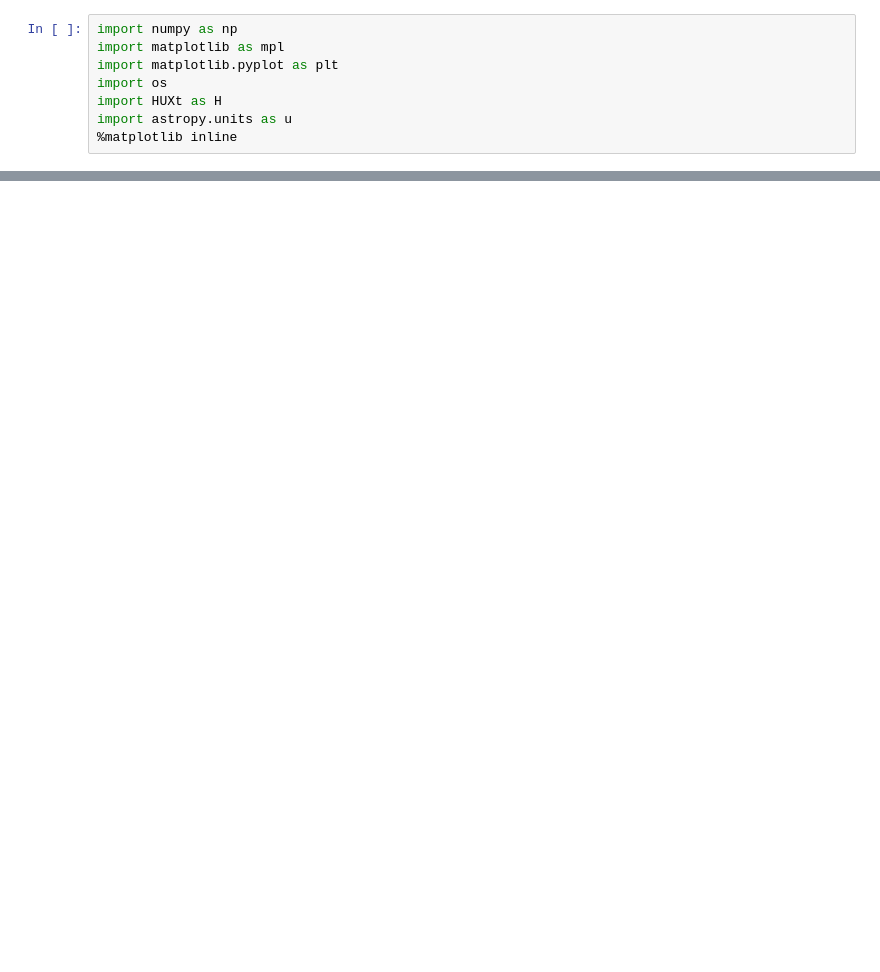
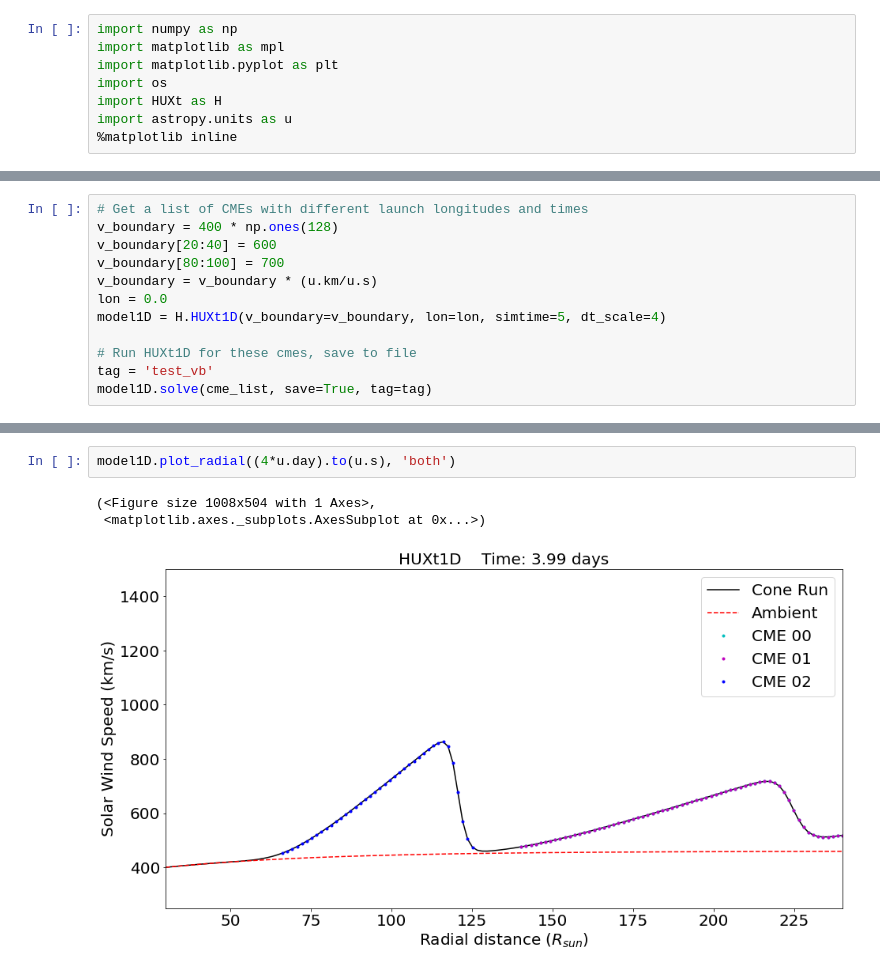
Before and after one commit to University-of-Reading-Space-Science/HUXt, a Jupyter notebook: code/HUXt_example.ipynb, the cells around one changed output, grey strips where cells are left out. Saved outputs shown, nothing was run; the diff lists cells and outputs as text; blank space fills up the shorter version.

Commit message:
Updated model inits to allow specification of a solar wind speed boundary profile, rather than just a carrington rotation. Also fixed an error in the HUXt2D.plot function.

```diff
--- a/code/HUXt_example.ipynb
+++ b/code/HUXt_example.ipynb
@@ -73,0 +66,12 @@ fig.subplots_adjust(left=0.05, bottom=0.05, right=0.95, top=0.95, wspace=0.025)
+# %%
+# Get a list of CMEs with different launch longitudes and times
+v_boundary = 400 * np.ones(128)
+v_boundary[20:40] = 600
+v_boundary[80:100] = 700
+v_boundary = v_boundary * (u.km/u.s)
+lon = 0.0
+model1D = H.HUXt1D(v_boundary=v_boundary, lon=lon, simtime=5, dt_scale=4)
+
+# Run HUXt1D for these cmes, save to file
+tag = 'test_vb'
+model1D.solve(cme_list, save=True, tag=tag)
@@ -73,0 +80,6 @@ fig.subplots_adjust(left=0.05, bottom=0.05, right=0.95, top=0.95, wspace=0.025)
+# %%
+model1D.plot_radial((4*u.day).to(u.s), 'both')
+# %% [output]
+(<Figure size 1008x504 with 1 Axes>,
+ <matplotlib.axes._subplots.AxesSubplot at 0x...>)
+[figure, added]
```
Also changed, not shown: parts of 7 cells of this notebook, 1 other file.
